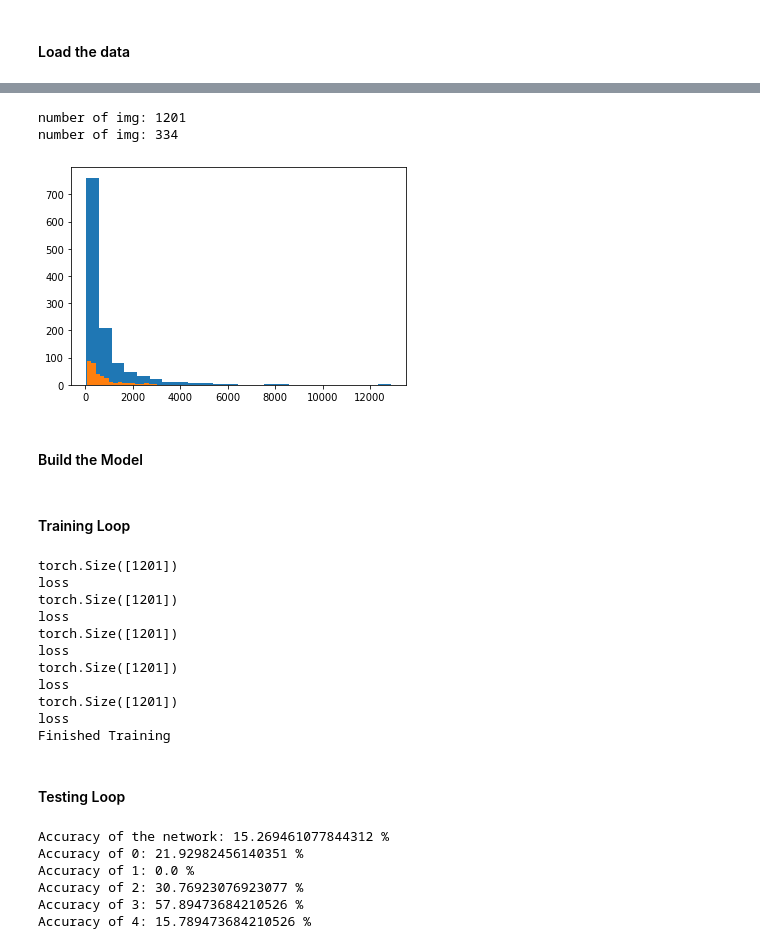
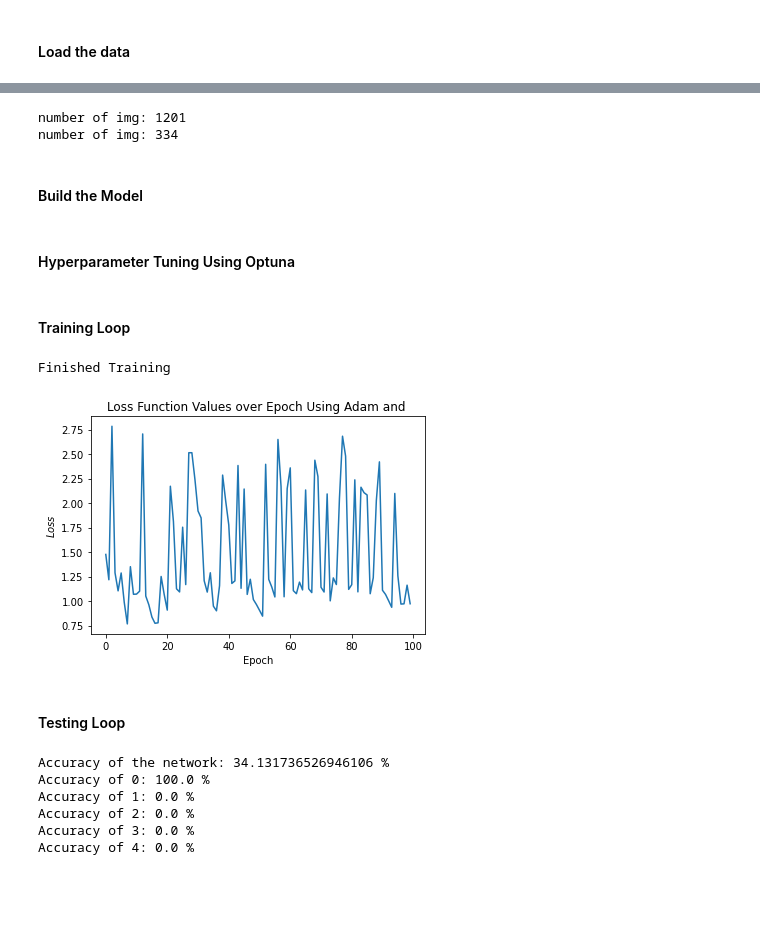
Before and after one commit to alexandradecarvalho/cnn, a Jupyter notebook: assignment2.ipynb, the cells around one changed output, grey strips where cells are left out. Cells and saved outputs as stored; diff of their text form; code cells hidden in the pictures; blank space fills up the shorter version.

```diff
--- a/assignment2.ipynb
+++ b/assignment2.ipynb
@@ -30,7 +25,6 @@ class Crowd(data.Dataset):
         self.annot_list = sorted(glob(os.path.join(self.root_path, '*.mat')))
         print('number of img: {}'.format(len(self.im_list)))
 
-        plt.hist(([len(loadmat(annot)['annPoints']) for annot in self.annot_list]), bins=24)
 
     def __len__(self):
         return len(self.im_list)
@@ -91,12 +58,9 @@ sns.countplot(l)
 device = torch.device('cuda' if torch.cuda.is_available() else 'cpu')
 
 # Hyper-parameters
-num_epochs = 5
-batch_size = 2500
-learning_rate = 0.001
-downsample_ratio=8
-
-pad_size = 9999
+num_epochs = 100
+batch_size = 200
+learning_rate = 0.029
 
 transformation = transforms.Compose([transforms.ToTensor(), transforms.Normalize([0.485, 0.456, 0.406], [0.229, 0.224, 0.225])])
 train_dataset = Crowd('data/Train/', transformation)
@@ -107,26 +71,27 @@ test_loader = torch.utils.data.DataLoader(test_dataset, batch_size=batch_size,sh
 # %% [output]
 number of img: 1201
 number of img: 334
-[figure, removed]
 # %% [markdown]
 #### Build the Model
 # %%
-class ConvNet(nn.Module):
+class LeNet5(nn.Module):
     def __init__(self):
-        super(ConvNet, self).__init__()
+        super(LeNet5, self).__init__()
         self.conv1 = nn.Conv2d(3, 6, 5)
         self.pool = nn.MaxPool2d(2, 2)
         self.conv2 = nn.Conv2d(6, 16, 5)
-        self.fc1 = nn.Linear(16 * 53 * 53, 120)
+        self.fc1 = nn.Linear(16 * 57 * 57, 120)
         self.fc2 = nn.Linear(120, 84)
         self.fc3 = nn.Linear(84, 5)
 
     def forward(self, x):
-        # -> n, 3, 224, 224
-        x = self.pool(F.relu(self.conv1(x)))  # -> n, 6, 110, 110
-        x = self.pool(F.relu(self.conv2(x)))  # -> n, 16, 53, 53
-        x = x.view(-1, 16 * 53 * 53)            # -> n, 44944
+        # -> n, 3, 240, 240
+        x = self.pool(F.relu(self.conv1(x)))  # -> n, 6, 118, 118
+        x = self.pool(F.relu(self.conv2(x)))  # -> n, 16, 57, 57
+        x = x.view(-1, 16 * 57 * 57)          # -> n, 10396800
         x = F.relu(self.fc1(x))               # -> n, 120
         x = F.relu(self.fc2(x))               # -> n, 84
-        x = self.fc3(x)                       # -> n, 12816
+        x = self.fc3(x)                       # -> n, 5
         return x
+# %% [markdown]
+#### Hyperparameter Tuning Using Optuna
@@ -133,49 +170,50 @@ class ConvNet(nn.Module):
 # %% [markdown]
 #### Training Loop
 # %%
-model = ConvNet().to(device)
+model = LeNet5().to(device)
 
+optimizer = torch.optim.Adam(model.parameters(), lr=learning_rate)
 criterion = nn.CrossEntropyLoss()
-optimizer = torch.optim.SGD(model.parameters(), lr=learning_rate)
 
 n_total_steps = len(train_loader)
+running_loss = 0.0
+
+J_history_train = []
+
 for epoch in range(num_epochs):
     for i, (images,labels) in enumerate(train_loader):
         images = images.to(device)
         labels = labels.to(device)
 
         # Forward pass
         outputs = model(images)
         loss = criterion(outputs, labels)
+        running_loss += loss.item()
 
         # Backward and optimize
         optimizer.zero_grad()
         loss.backward()
         optimizer.step()
 
-        if (i+1) % 2000 == 0:
-            print (f'Epoch [{epoch+1}/{num_epochs}], Step [{i+1}/{n_total_steps}], Loss: {loss.item():.4f}')
+    J_history_train += [loss.item()]
+
+plt.plot(range(num_epochs), J_history_train)
+plt.xlabel("Epoch")
+plt.ylabel("$Loss$")
+plt.title("Loss Function Values over Epoch Using Adam")
 
 print('Finished Training')
 PATH = './cnn.pth'
+
 torch.save(model.state_dict(), PATH)
 # %% [output]
-torch.Size([1201])
-loss
-torch.Size([1201])
-loss
-torch.Size([1201])
-loss
-torch.Size([1201])
-loss
-torch.Size([1201])
-loss
 Finished Training
+[figure, added]
 # %% [markdown]
 #### Testing Loop
 # %%
 # load pre-trained model
-model = ConvNet()
+model = LeNet5()
 model.load_state_dict(torch.load(PATH))
 model.eval()
 
@@ -186,6 +224,7 @@ with torch.no_grad():
     classes = [i for i in range(n_labels)]
     n_class_correct = [0 for i in range(n_labels)]
     n_class_samples = [0 for i in range(n_labels)]
+
     for i, (images, labels) in enumerate(test_loader):
         images = images.to(device)
         labels = labels.to(device)
@@ -210,9 +249,9 @@ with torch.no_grad():
         acc = 100.0 * n_class_correct[i] / n_class_samples[i]
         print(f'Accuracy of {classes[i]}: {acc} %')
 # %% [output]
-Accuracy of the network: 15.269461077844312 %
-Accuracy of 0: 21.92982456140351 %
+Accuracy of the network: 34.131736526946106 %
+Accuracy of 0: 100.0 %
 Accuracy of 1: 0.0 %
-Accuracy of 2: 30.76923076923077 %
-Accuracy of 3: 57.89473684210526 %
-Accuracy of 4: 15.789473684210526 %
+Accuracy of 2: 0.0 %
+Accuracy of 3: 0.0 %
+Accuracy of 4: 0.0 %
```
Also changed, not shown: parts of 4 cells of this notebook, 1 other file.
